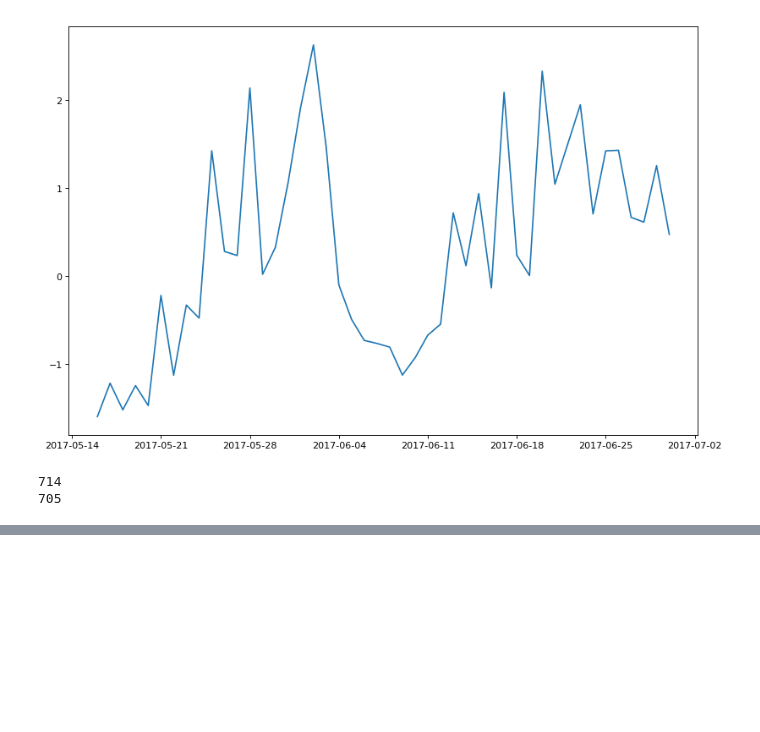
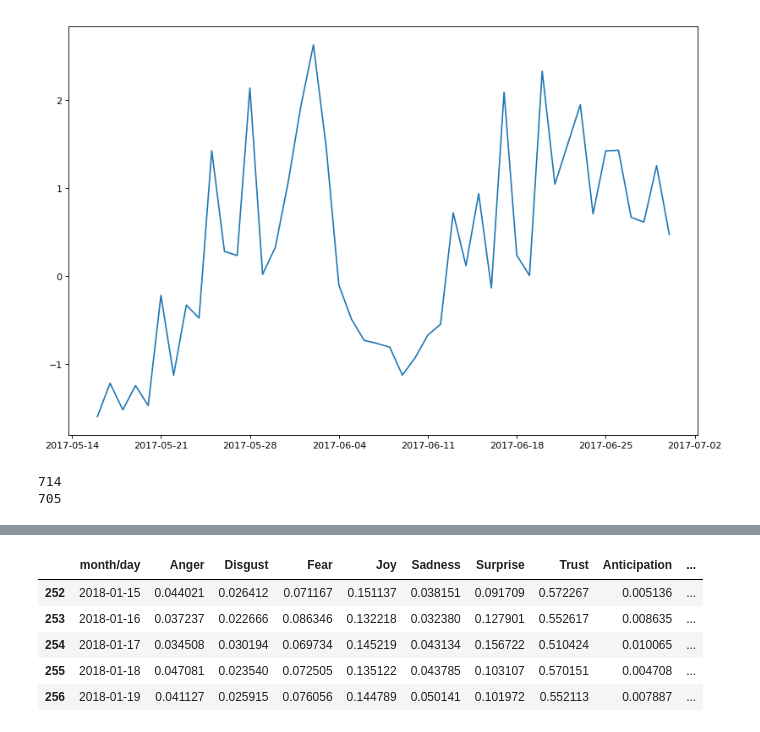
Before and after one commit to suvir-c/psyc-626, a Jupyter notebook: time-series-analysis/Intervention Analyses.ipynb, the cells around one changed output, grey strips where cells are left out. Cells and saved outputs as stored; diff of their text form; code cells hidden in the pictures; blank space fills up the shorter version.

```diff
--- a/time-series-analysis/ARIMA model.ipynb
+++ b/time-series-analysis/Intervention Analyses.ipynb
@@ -190,0 +193,13 @@ print(len(significant_df))
+# %%
+start_date = datetime.datetime(2018, 1, 15, 0, 0)
+end_date = datetime.datetime(2018, 2, 15, 0, 0)
+df["month/day"] = pd.to_datetime(df["month/day"])
+unemployment_low_df = df[(df['month/day'] >= start_date) & (df['month/day'] <= end_date)]
+unemployment_low_df.head()
+# %% [output]
+|  | month/day | Anger | Disgust | Fear | Joy | Sadness | Surprise | Trust | Anticipation | ... |
+| 252 | 2018-01-15 | 0.044021 | 0.026412 | 0.071167 | 0.151137 | 0.038151 | 0.091709 | 0.572267 | 0.005136 | ... |
+| 253 | 2018-01-16 | 0.037237 | 0.022666 | 0.086346 | 0.132218 | 0.032380 | 0.127901 | 0.552617 | 0.008635 | ... |
+| 254 | 2018-01-17 | 0.034508 | 0.030194 | 0.069734 | 0.145219 | 0.043134 | 0.156722 | 0.510424 | 0.010065 | ... |
+| 255 | 2018-01-18 | 0.047081 | 0.023540 | 0.072505 | 0.135122 | 0.043785 | 0.103107 | 0.570151 | 0.004708 | ... |
+| 256 | 2018-01-19 | 0.041127 | 0.025915 | 0.076056 | 0.144789 | 0.050141 | 0.101972 | 0.552113 | 0.007887 | ... |
```
Also changed, not shown: parts of 5 cells of this notebook, 2 other files.
